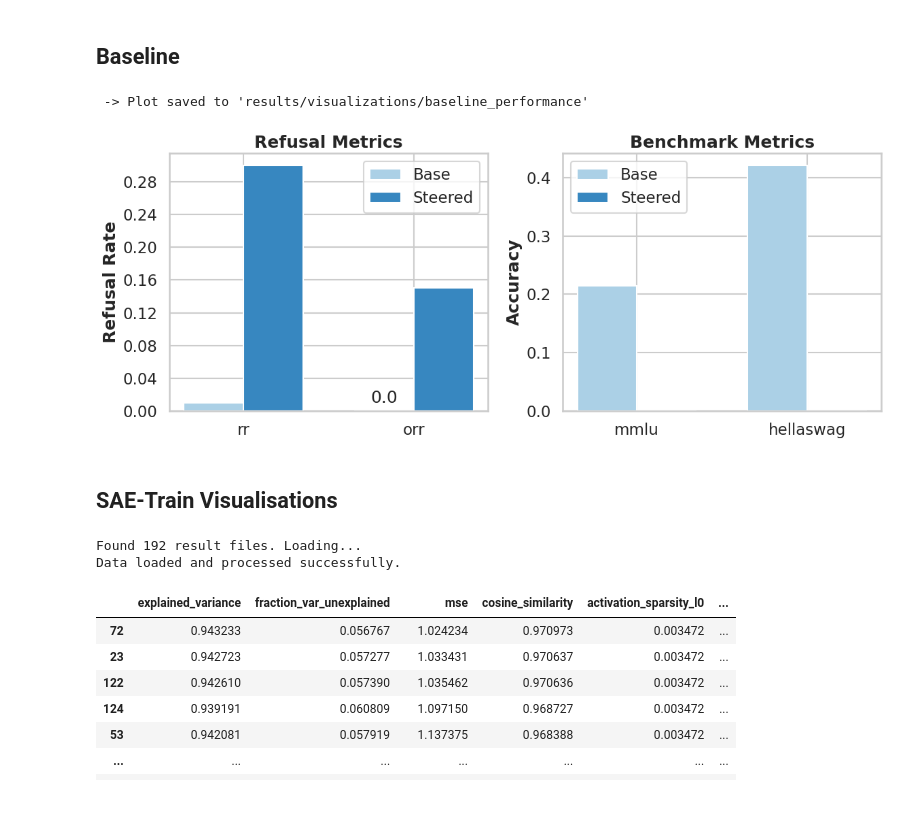
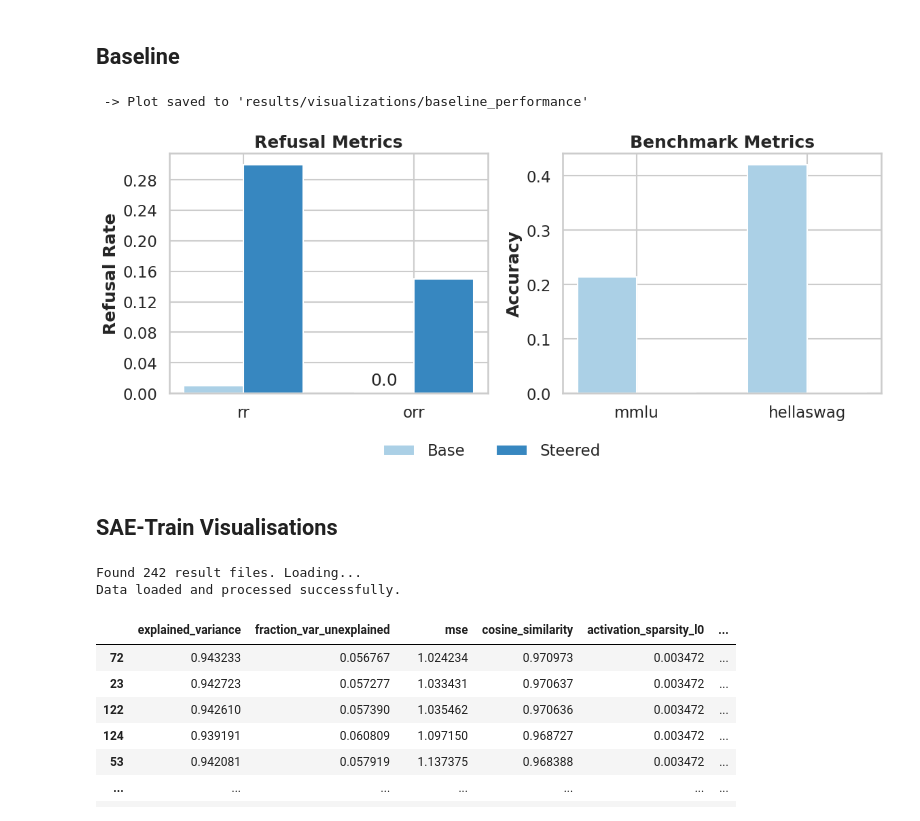
Before and after one commit to MisterXY89/sae-refusal-eval, a Jupyter notebook: src/result-reporting.ipynb, the cells around one changed output. Drawn from its saved outputs; the diff is of its cells as text; code cells hidden in the pictures.

```diff
--- a/src/result-reporting.ipynb
+++ b/src/result-reporting.ipynb
@@ -303,49 +303,58 @@ def plot_baseline(
     # create subplots
     fig, axes = plt.subplots(1, 2, figsize=(12, 5))
 
-    # refusal subplot
+    # --- Refusal Subplot ---
     ax = axes[0]
     bars1 = ax.bar(x_ref - width/2, base_ref, width, label='Base', color=colors[0])
     bars2 = ax.bar(x_ref + width/2, steered_ref, width, label='Steered', color=colors[1])
     # annotate zeros
     for bar in bars1 + bars2:
         if np.isclose(bar.get_height(), 0):
             ax.annotate('0.0',
                         xy=(bar.get_x() + bar.get_width()/2, 0),
                         xytext=(0, 5), textcoords='offset points',
                         ha='center', va='bottom')
     ax.set_xticks(x_ref)
     ax.set_xticklabels(refusal_metrics)
     ax.set_ylabel('Refusal Rate', fontweight='bold')
     ax.set_title('Refusal Metrics', fontweight='bold')
     ax.yaxis.set_major_locator(MaxNLocator(integer=True))
-    ax.legend()
 
-    # benchmark subplot
+    # --- Benchmark Subplot ---
     ax2 = axes[1]
-    bars3 = ax2.bar(x_bench - width/2, base_bench, width, label='Base', color=colors[0])
-    bars4 = ax2.bar(x_bench + width/2, steered_bench, width, label='Steered', color=colors[1])
+    ax2.bar(x_bench - width/2, base_bench, width, label='Base', color=colors[0])
+    ax2.bar(x_bench + width/2, steered_bench, width, label='Steered', color=colors[1])
     ax2.set_xticks(x_bench)
     ax2.set_xticklabels(bench_metrics)
     ax2.set_ylabel('Accuracy', fontweight='bold')
     ax2.set_title('Benchmark Metrics', fontweight='bold')
-    ax2.legend()
 
-    plt.tight_layout()
+    # --- Add a single, shared legend at the bottom ---
+    fig.legend(
+        handles=[bars1, bars2],
+        labels=['Base', 'Steered'],
+        loc='lower center',
+        bbox_to_anchor=(0.5, -0.05), # Position below the plots
+        ncol=2, # Display legend items in 2 columns
+        frameon=False # Optional: remove legend frame
+    )
+
+    plt.tight_layout(rect=[0, 0.05, 1, 1]) # Adjust layout to make space for the legend
     save_path = Path(results_path) / "baseline_performance"
     plt.savefig(save_path, dpi=150, bbox_inches='tight')
     print(f" -> Plot saved to '{save_path}'")
     plt.show()
     plt.close()
 
-baseline_data = dict()
-with open("./results/baseline.json", "r") as f:
-    baseline_data = json.load(f)
-
-plot_baseline(baseline_data["HuggingFaceTB_SmolLM2-135M"])
+try:
+    with open("./results/baseline.json", "r") as f:
+        baseline_data = json.load(f)
+    plot_baseline(baseline_data["HuggingFaceTB_SmolLM2-135M"])
+except FileNotFoundError:
+    print("Skipping example plot: baseline.json not found.")
 # %% [output]
  -> Plot saved to 'results/visualizations/baseline_performance'
-[figure, old version]
+[figure, new version]
 # %% [markdown]
 ## SAE-Train Visualisations
 # %%
@@ -353,11 +362,11 @@ from evaluation.visualise_sae_metrics import load_sae_results, visualize_sae_res
 
 RESULTS_DIRECTORY = "results/saes/"
 
-results_df = load_sae_results(RESULTS_DIRECTORY)
+results_df = load_sae_results(RESULTS_DIRECTORY, model="135M")
 # if not results_df.empty:
     # visualize_sae_results_grouped(results_df)
 # %% [output]
-Found 192 result files. Loading...
+Found 242 result files. Loading...
 Data loaded and processed successfully.
 # %%
 results_df.sort_values(by="mse", ascending=True)
```
Also changed, not shown: parts of 27 cells of this notebook, 4 other files.
